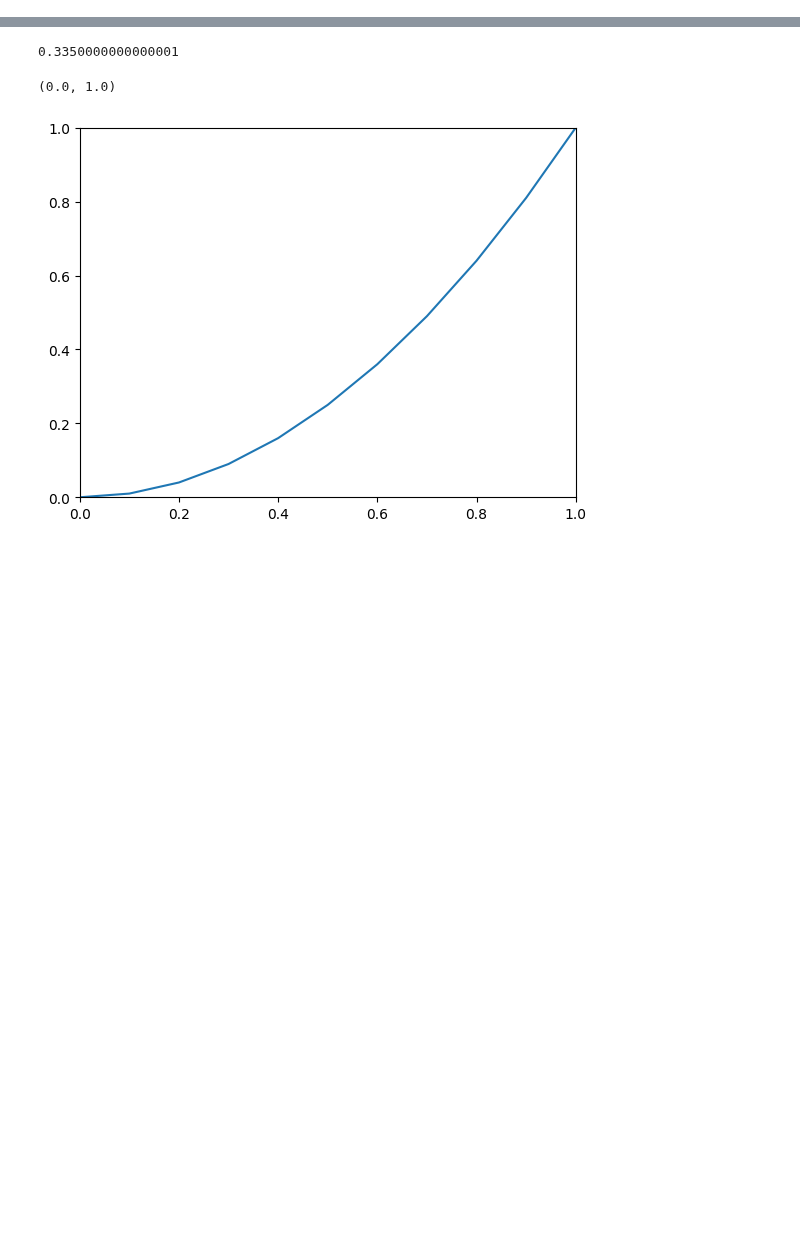
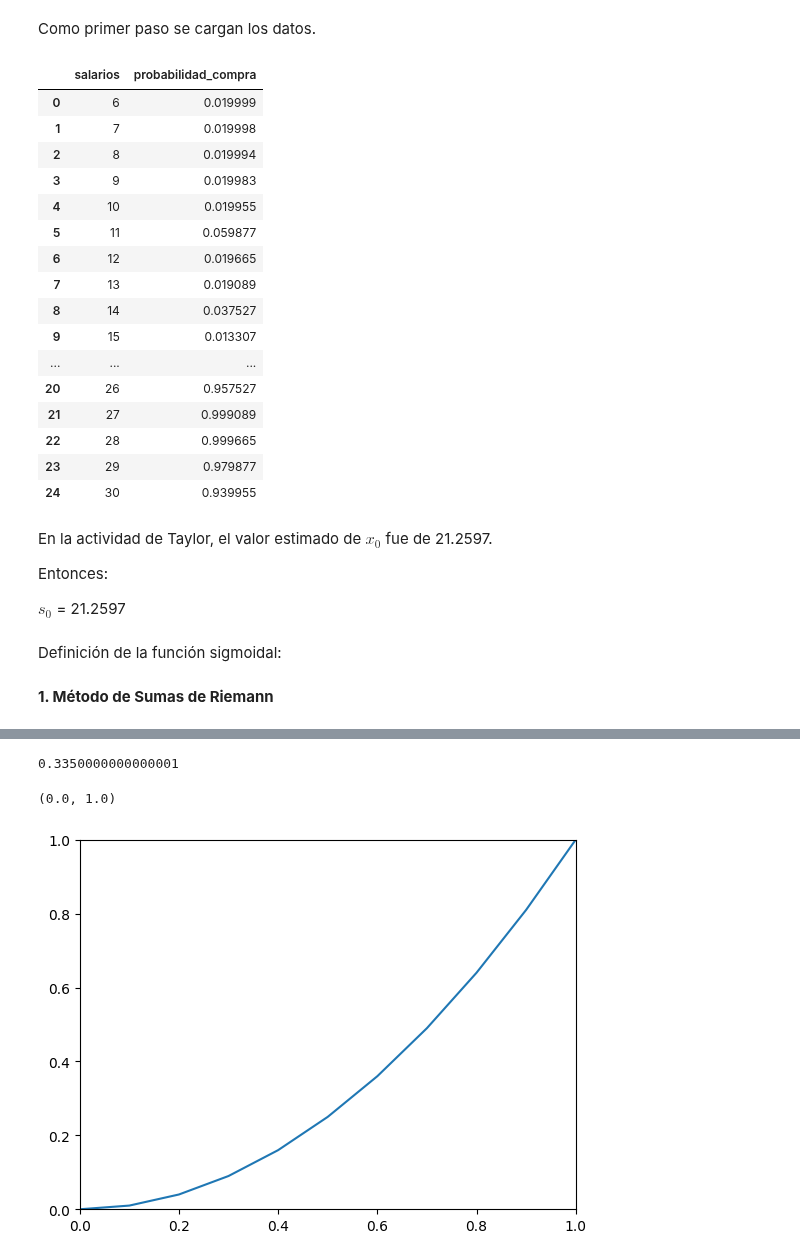
Before and after one commit to AminadabC/MIAAD, a Jupyter notebook: Matematicas/Actividad_integrales.ipynb, the cells around one changed output, grey strips where cells are left out. Drawn from its saved outputs; the diff is of its cells as text; code cells hidden in the pictures; blank space fills up the shorter version.

```diff
--- a/Matematicas/Actividad_integrales.ipynb
+++ b/Matematicas/Actividad_integrales.ipynb
@@ -23,3 +23,42 @@ $$I = \int_{a}^{b} p(s) \,ds$$
     donde $s_0$ es el punto que escogió para obtener el desarrollo de Taylor.
     - Integrando directamente la aproximación de Taylor obtenida en la tarea anteior para la función  p(s)
 2. Compare los resultados obtenidos en la pregunta anterior
+# %% [markdown]
+Como primer paso se cargan los datos.
+# %%
+# Importar librerías requeridas
+import pandas as pd
+import numpy as np
+import matplotlib.pyplot as plt
+import sympy as sp
+pd.options.display.float_format = '{:.6f}'.format
+
+path = r'C:\Users\Aminadab Cordova\Downloads\compra_producto.xlsx' # Ruta del archivo de Excel
+
+df = pd.read_excel(path, usecols="B:C") # Leer el archivo de Excel de una ruta específica
+df.columns = ['salarios', 'probabilidad_compra']
+df
+# %% [output]
+|  | salarios | probabilidad_compra |
+| 0 | 6 | 0.019999 |
+| 1 | 7 | 0.019998 |
+| 2 | 8 | 0.019994 |
+| 3 | 9 | 0.019983 |
+| 4 | 10 | 0.019955 |
+| 5 | 11 | 0.059877 |
+| 6 | 12 | 0.019665 |
+| 7 | 13 | 0.019089 |
+| 8 | 14 | 0.037527 |
+| 9 | 15 | 0.013307 |
+| ... | ... | ... |
+| 20 | 26 | 0.957527 |
+| 21 | 27 | 0.999089 |
+| 22 | 28 | 0.999665 |
+| 23 | 29 | 0.979877 |
+| 24 | 30 | 0.939955 |
+# %% [markdown]
+En la actividad de Taylor, el valor estimado de $x_0$ fue de 21.2597.
+
+Entonces:
+
+$s_0$ = 21.2597
@@ -25,0 +67,2 @@ $$I = \int_{a}^{b} p(s) \,ds$$
+# %% [markdown]
+Definición de la función sigmoidal:
@@ -25,0 +72,2 @@ $$I = \int_{a}^{b} p(s) \,ds$$
+# %% [markdown]
+**1. Método de Sumas de Riemann**
```
Also changed, not shown: parts of 16 cells of this notebook.
